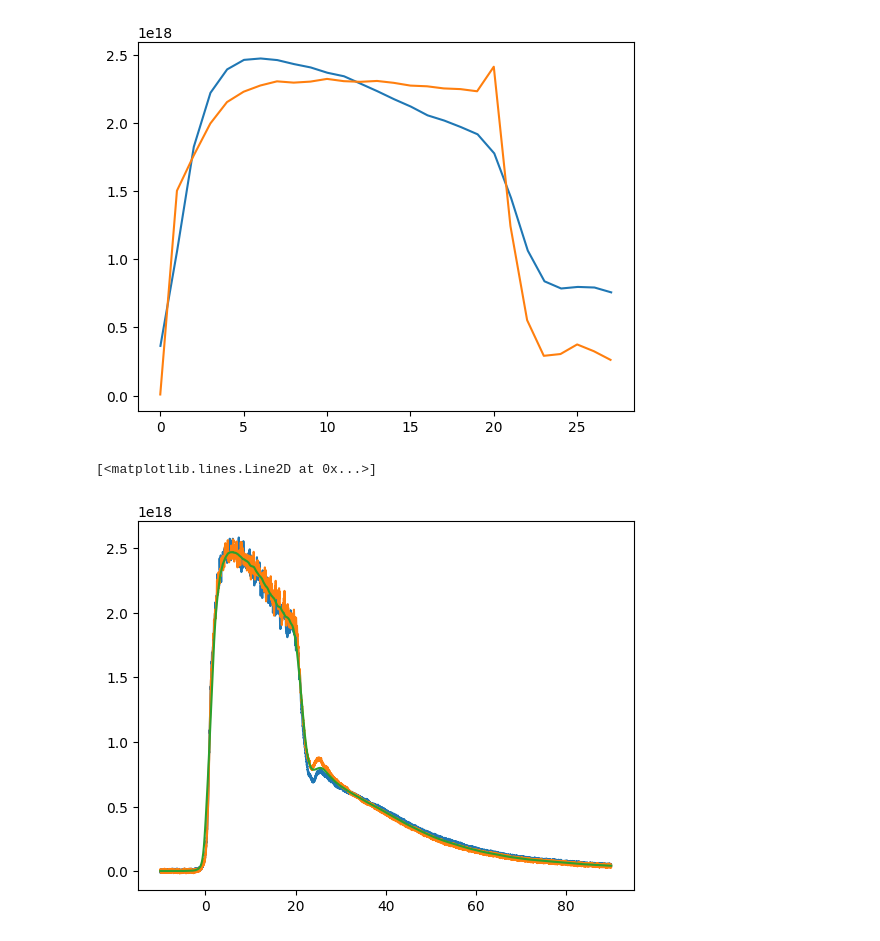
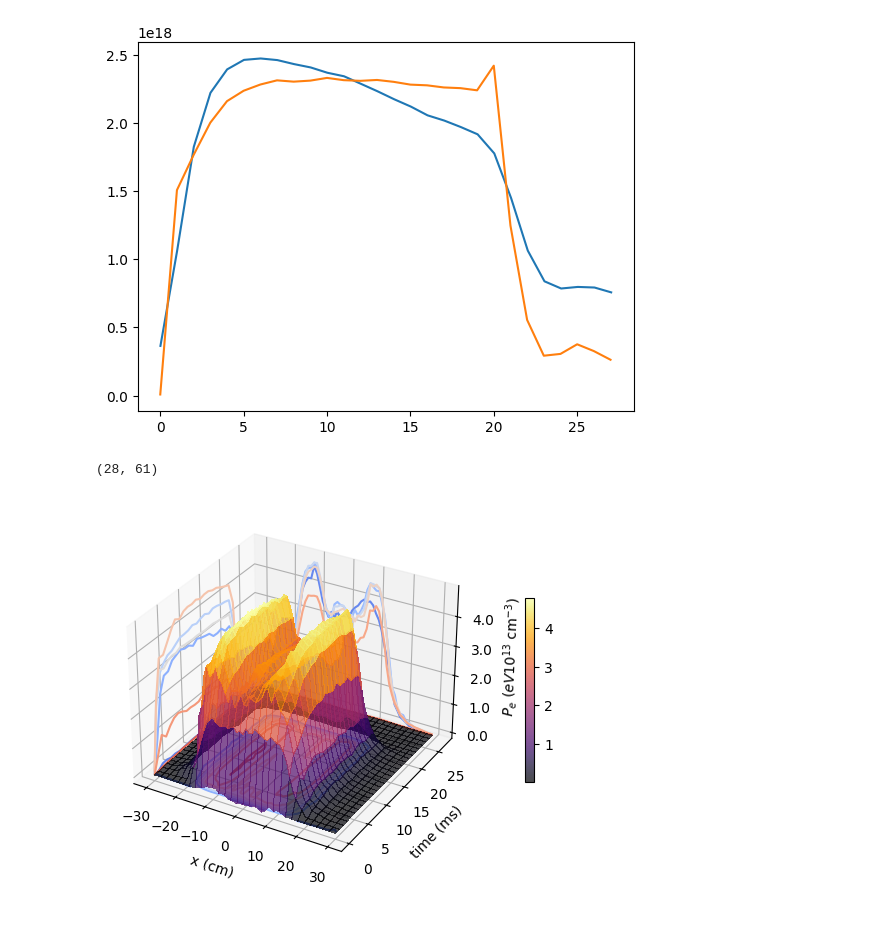
Before and after one commit to tlook19/BaPSF-Research, a Jupyter notebook: test.ipynb, the cells around one changed output. Cells and saved outputs as stored; diff of their text form; code cells hidden in the pictures.

Commit message:
add 3d surface plotting

```diff
--- a/test.ipynb
+++ b/test.ipynb
@@ -149,2 +147,2 @@ plt.plot(ramp_times, a_probe_mm)
 # %%
-c = np.mean(fact[3:20])
+c = np.mean(fact[5:18])
@@ -153,3 +155,5 @@ np.savez("run15.npz", probe_area = a_probe_mm, ramp_times = ramp_times, t_array
+# %%
+n = nish * c
 # %%
 area = (1/c*u.m**2).to(u.mm**2)
 # %%
@@ -158,10 +162,5 @@ plt.plot(ramp_times, nlid*c)
 # %% [output]
 [<matplotlib.lines.Line2D at 0x...>]
 [figure]
-# %%
-plt.plot(t_int, msi_int[1][1][1]*cal)
-plt.plot(t_int, msi_int[0][1][1]*cal)
-plt.plot(t_int, smint)
-# %% [output]
-[<matplotlib.lines.Line2D at 0x...>]
-[figure, removed]
+# %%
+p = n * pp[:,:,1]
@@ -167,0 +169,39 @@ plt.plot(t_int, smint)
+# %%
+from matplotlib import cm
+from matplotlib.ticker import LinearLocator
+
+def plot_3d_surf(X, Y, Z,**kwargs):
+    fig, ax = plt.subplots(subplot_kw={"projection": "3d"})
+    X, Y = np.meshgrid(X, Y)
+
+    # Plot the surface.
+    surf = ax.plot_surface(X, Y, Z, cmap=cm.inferno,
+                           linewidth=0, antialiased=False, alpha = 0.7)
+    print(X.shape)
+    ax.contour(X, Y, Z, zdir = 'z', offset = 0, cmap = 'coolwarm')
+    ax.contour(X, Y, Z, zdir = 'x', offset = X[0,0], cmap = 'coolwarm', alpha =1)
+    ax.contour(X, Y, Z, zdir = 'y', offset = Y[-1,0], cmap = 'coolwarm', alpha = 1)
+    # Customize the z axis.
+    # ax.set_zlim(0, 5)
+    # ax.zaxis.set_major_locator(LinearLocator(11))
+    # A StrMethodFormatter is used automatically
+    ax.zaxis.set_major_formatter('{x:.01f}')
+    ax.set_xlabel(kwargs["xlabel"])
+    ax.set_ylabel(kwargs["ylabel"])
+    ax.set_zlabel(kwargs["zlabel"])
+    # Add a color bar which maps values to colors.
+    fig.colorbar(surf, shrink=0.5, aspect=20, pad=0.1)
+    plt.savefig(kwargs["file_name"])
+    plt.show()
+# %%
+plt_fname = "./data/analysisj23/plots/ep_75puff_125ps.pdf"
+x_label = "x (cm)"
+y_label = "time (ms)"
+z_label = "$P_e$ ($eV 10^{13}$ cm$^{-3}$)"
+X = (np.arange(61)-30)
+Y = t_int[t_int_ramp_ind]
+Z = p.transpose().value*1e-19
+plot_3d_surf(X, Y, Z, file_name = plt_fname, xlabel = x_label, ylabel = y_label, zlabel = z_label)
+# %% [output]
+(28, 61)
+[figure, added]
```
Also changed, not shown: parts of 23 cells of this notebook, 3 other files.
